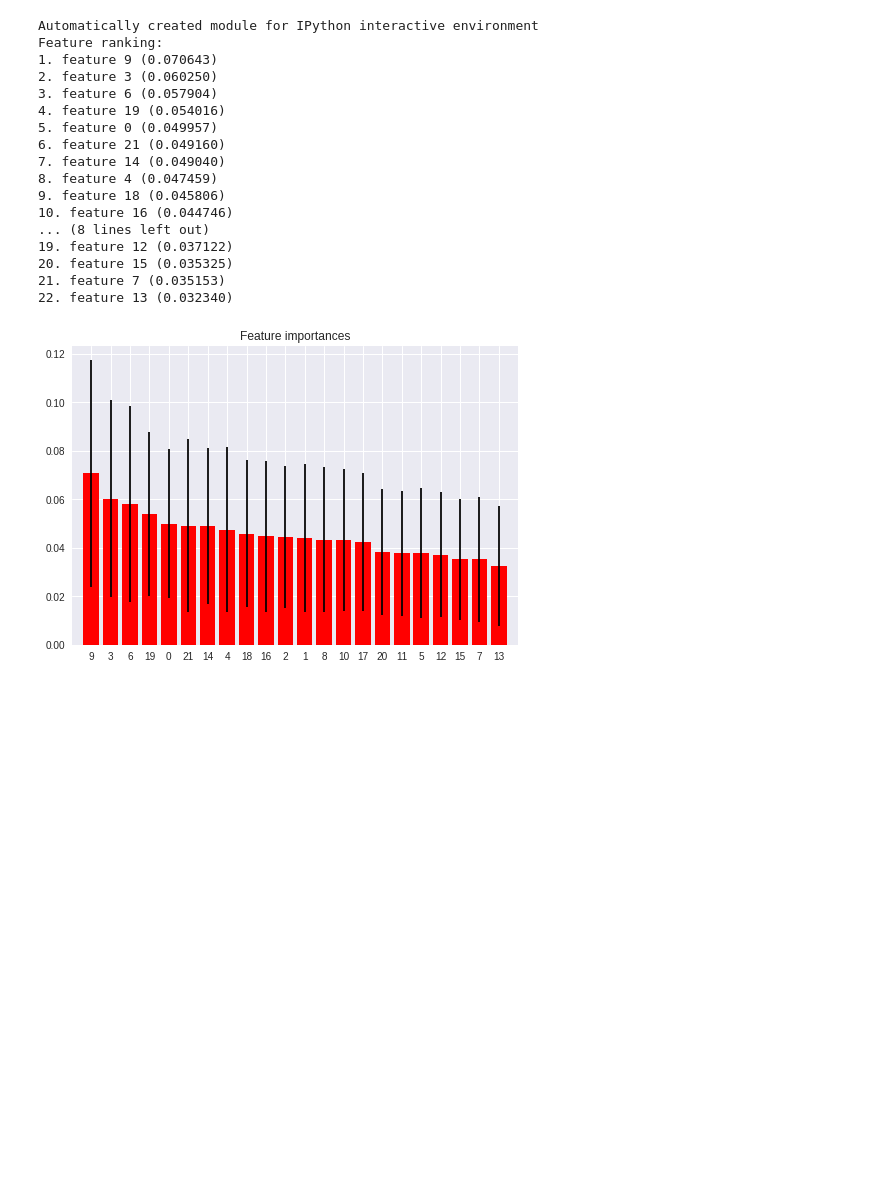
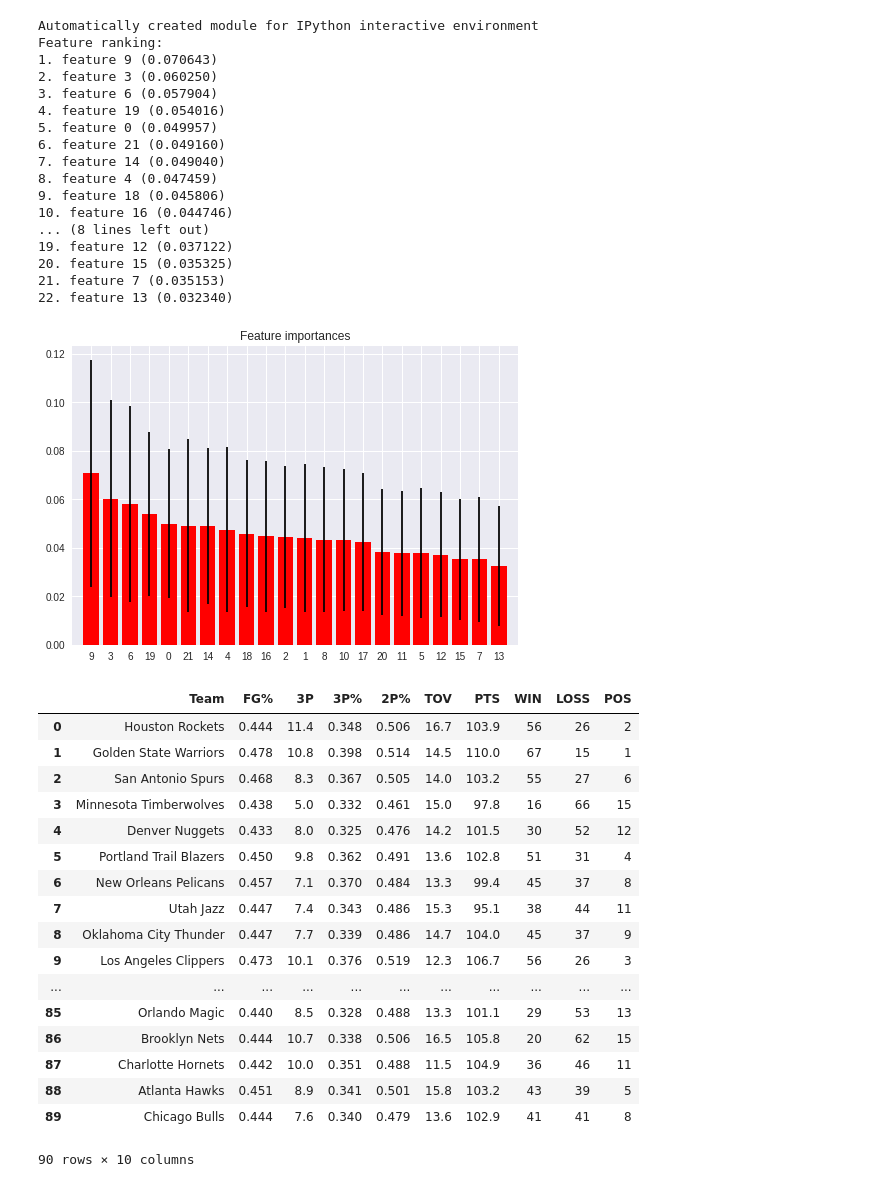
Before and after one commit to if1015-datascience-ufpe/2017-2-projeto-crp3-bvcl-plal, a Jupyter notebook: prediction.ipynb, the cells around one changed output. Cells and saved outputs as stored; diff of their text form; code cells hidden in the pictures; blank space fills up the shorter version.

Commit message:
prediction with random forest and linear regression done

```diff
--- a/prediction.ipynb
+++ b/prediction.ipynb
@@ -129,0 +126,41 @@ Feature ranking:
+# %%
+#Com base nas features mais importantes dadas pelo random forest,
+#resolvi criar um novo df que contem apenas as colunas importantes
+
+#Lembrando que usarei as features mais importantes para cada conferencia no df da conferencia
+#e as features mais importantes no geral para o df com todos os times, além do numero de
+#vitorias e derrotas e a posicao do time
+
+#Lembrando que a contagem aqui é feita como MP sendo o 0, entao para fazer drop será necessario
+#adicionar 3 aos indices
+
+#Para o Leste, serão usadas as features:9(2P%),19(TOV),3(FG%),6(3P%),10(FT),21(PTS)
+#Para o Oeste, serão usadas as features:18(BLK),9(2P%),3(FG%),6(3P%),16(AST),4(3P)
+#Para todos, serão usadas as features:9(2P%),3(FG%),6(3PT%),19(TOV),21(PTS),4(3P)
+
+#dfEastFinal
+
+dfEastMinimum=dfEastFinal.iloc[:,[1,6,9,12,13,22,24,25,26,27]]
+dfWestMinimum=dfWestFinal.iloc[:,[1,6,7,9,12,19,21,25,26,27]]
+dfAllMinimum=dfAll.iloc[:,[1,6,7,9,12,22,24,25,26,27]]
+
+dfAllMinimum
+# %% [output]
+|  | Team | FG% | 3P | 3P% | 2P% | TOV | PTS | WIN | LOSS | POS |
+| 0 | Houston Rockets | 0.444 | 11.4 | 0.348 | 0.506 | 16.7 | 103.9 | 56 | 26 | 2 |
+| 1 | Golden State Warriors | 0.478 | 10.8 | 0.398 | 0.514 | 14.5 | 110.0 | 67 | 15 | 1 |
+| 2 | San Antonio Spurs | 0.468 | 8.3 | 0.367 | 0.505 | 14.0 | 103.2 | 55 | 27 | 6 |
+| 3 | Minnesota Timberwolves | 0.438 | 5.0 | 0.332 | 0.461 | 15.0 | 97.8 | 16 | 66 | 15 |
+| 4 | Denver Nuggets | 0.433 | 8.0 | 0.325 | 0.476 | 14.2 | 101.5 | 30 | 52 | 12 |
+| 5 | Portland Trail Blazers | 0.450 | 9.8 | 0.362 | 0.491 | 13.6 | 102.8 | 51 | 31 | 4 |
+| 6 | New Orleans Pelicans | 0.457 | 7.1 | 0.370 | 0.484 | 13.3 | 99.4 | 45 | 37 | 8 |
+| 7 | Utah Jazz | 0.447 | 7.4 | 0.343 | 0.486 | 15.3 | 95.1 | 38 | 44 | 11 |
+| 8 | Oklahoma City Thunder | 0.447 | 7.7 | 0.339 | 0.486 | 14.7 | 104.0 | 45 | 37 | 9 |
+| 9 | Los Angeles Clippers | 0.473 | 10.1 | 0.376 | 0.519 | 12.3 | 106.7 | 56 | 26 | 3 |
+| ... | ... | ... | ... | ... | ... | ... | ... | ... | ... | ... |
+| 85 | Orlando Magic | 0.440 | 8.5 | 0.328 | 0.488 | 13.3 | 101.1 | 29 | 53 | 13 |
+| 86 | Brooklyn Nets | 0.444 | 10.7 | 0.338 | 0.506 | 16.5 | 105.8 | 20 | 62 | 15 |
+| 87 | Charlotte Hornets | 0.442 | 10.0 | 0.351 | 0.488 | 11.5 | 104.9 | 36 | 46 | 11 |
+| 88 | Atlanta Hawks | 0.451 | 8.9 | 0.341 | 0.501 | 15.8 | 103.2 | 43 | 39 | 5 |
+| 89 | Chicago Bulls | 0.444 | 7.6 | 0.340 | 0.479 | 13.6 | 102.9 | 41 | 41 | 8 |
+90 rows × 10 columns
```
Also changed, not shown: parts of 13 cells of this notebook.
